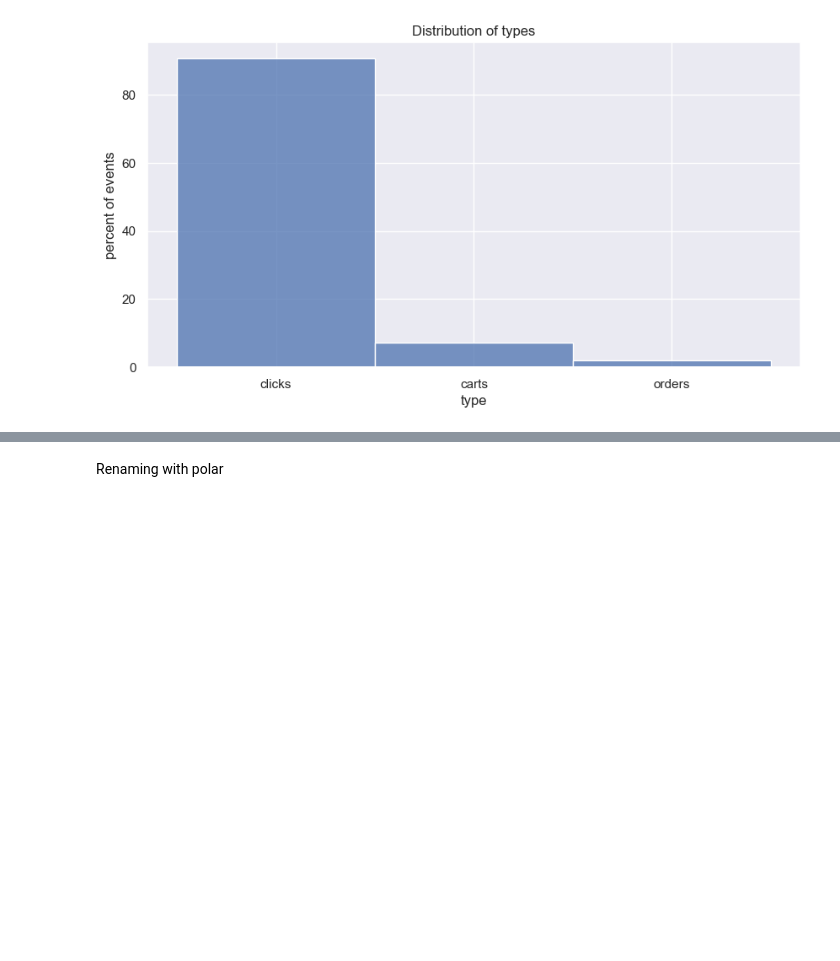
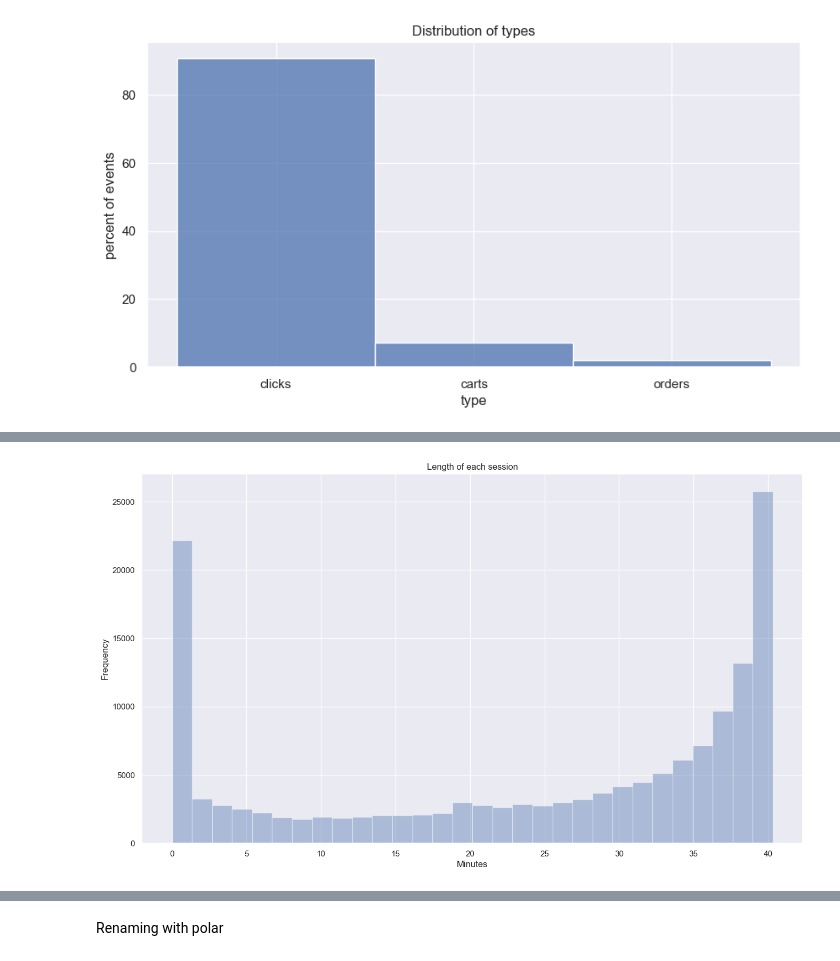
Before and after one commit to ReebalSami/Capstone-OTTO-Multi-Objective-Recommender-System, a Jupyter notebook: notebooks/EDA_1_exploring.ipynb, the cells around one changed output, grey strips where cells are left out. Cells and saved outputs as stored; diff of their text form; code cells hidden in the pictures; blank space fills up the shorter version.

```diff
--- a/notebooks/EDA_1_exploring.ipynb
+++ b/notebooks/EDA_1_exploring.ipynb
@@ -263,0 +264,7 @@ plt.show()
+# %%
+### calculating seconds ###
+def count_seconds(x):
+    max_value = int(x.max())
+    min_value = int(x.min())
+    session_time = timedelta(microseconds=max_value - min_value)
+    return session_time.total_seconds() / 60
@@ -263,0 +287,11 @@ plt.show()
+# %%
+### Duration of session ###
+time_counts = train_part.groupby(['session'])['ts'].apply(count_seconds)
+fig, ax = plt.subplots(figsize=(16, 9))
+sns.distplot(x=time_counts.values, ax=ax, bins=30, kde=False)
+ax.set_title('Length of each session', fontsize=12)
+ax.set_ylabel('Frequency', fontsize=12)
+ax.set_xlabel('Minutes', fontsize=12)
+plt.show()
+# %% [output]
+[figure, added]
```
Also changed, not shown: parts of 46 cells of this notebook.
